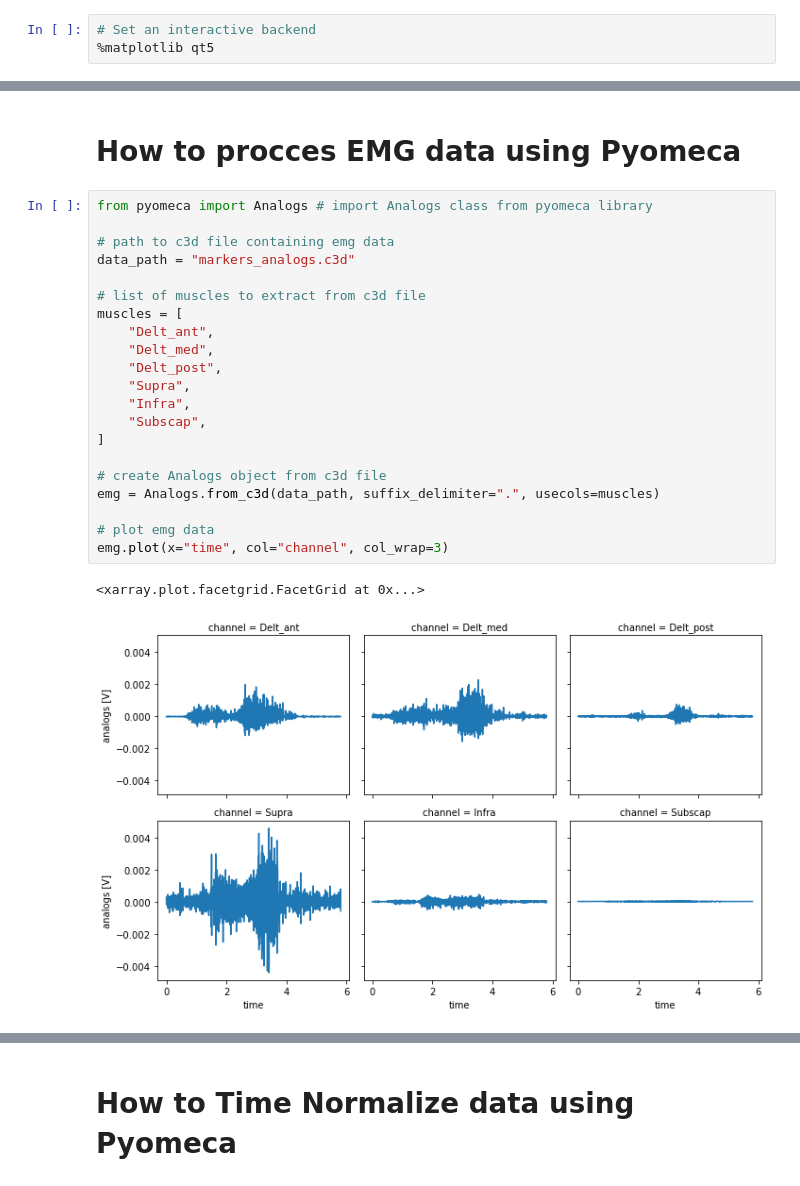
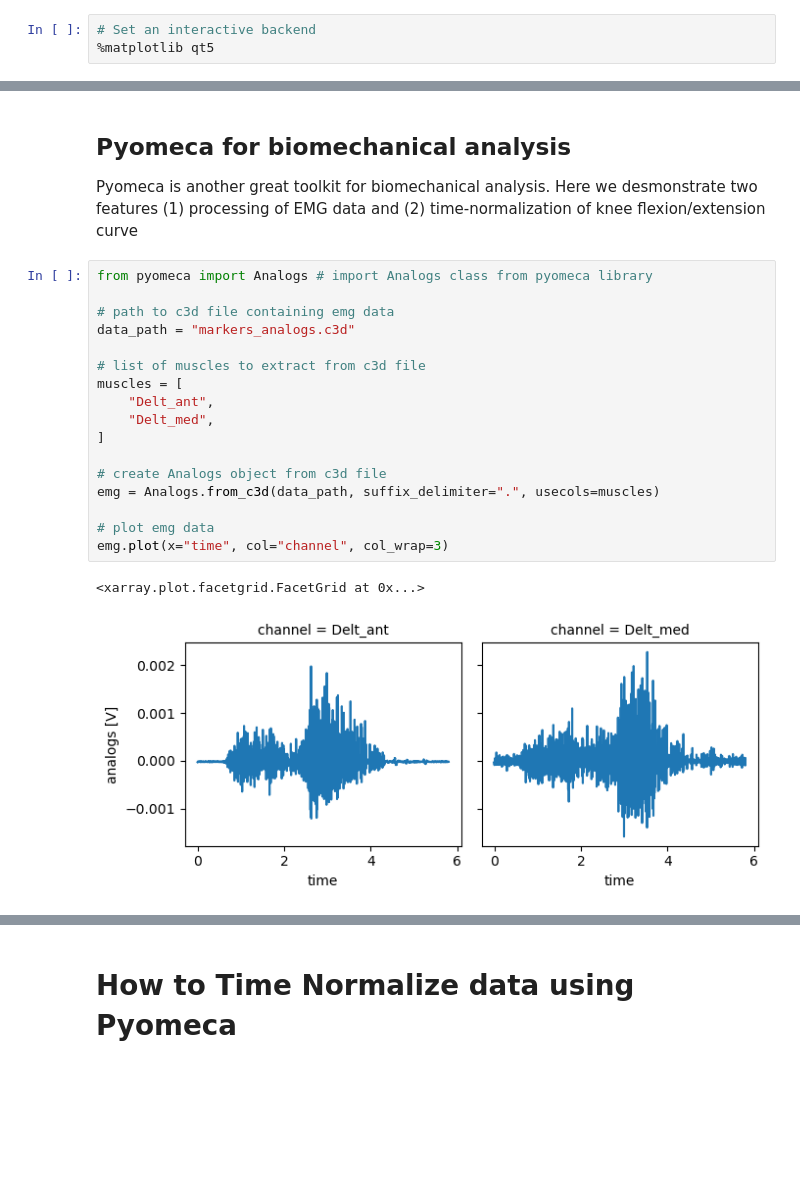
Before and after one commit to neurogeriatricskiel/esmac_2024, a Jupyter notebook: notebooks/ESMAC Python/marker_tutorial.ipynb, the cells around one changed output, grey strips where cells are left out. Drawn from its saved outputs; the diff is of its cells as text; blank space fills up the shorter version.

```diff
--- a/notebooks/ESMAC Python/marker_tutorial.ipynb
+++ b/notebooks/ESMAC Python/marker_tutorial.ipynb
@@ -351,29 +170,27 @@ Coordinates:
 # %% [markdown]
-# How to procces EMG data using Pyomeca
+## Pyomeca for biomechanical analysis
+
+Pyomeca is another great toolkit for biomechanical analysis. Here we desmonstrate two features (1) processing of EMG data and (2) time-normalization of knee flexion/extension curve
 # %%
 from pyomeca import Analogs # import Analogs class from pyomeca library
 
 # path to c3d file containing emg data
 data_path = "markers_analogs.c3d"
 
 # list of muscles to extract from c3d file
 muscles = [
     "Delt_ant",
     "Delt_med",
-    "Delt_post",
-    "Supra",
-    "Infra",
-    "Subscap",
 ]
 
 # create Analogs object from c3d file
 emg = Analogs.from_c3d(data_path, suffix_delimiter=".", usecols=muscles)
 
 # plot emg data
 emg.plot(x="time", col="channel", col_wrap=3)
 # %% [output]
 <xarray.plot.facetgrid.FacetGrid at 0x...>
-[figure, old version]
+[figure, new version]
 # %%
 # Process EMG signal
 emg_processed = (
```
Also changed, not shown: parts of 15 cells of this notebook.
